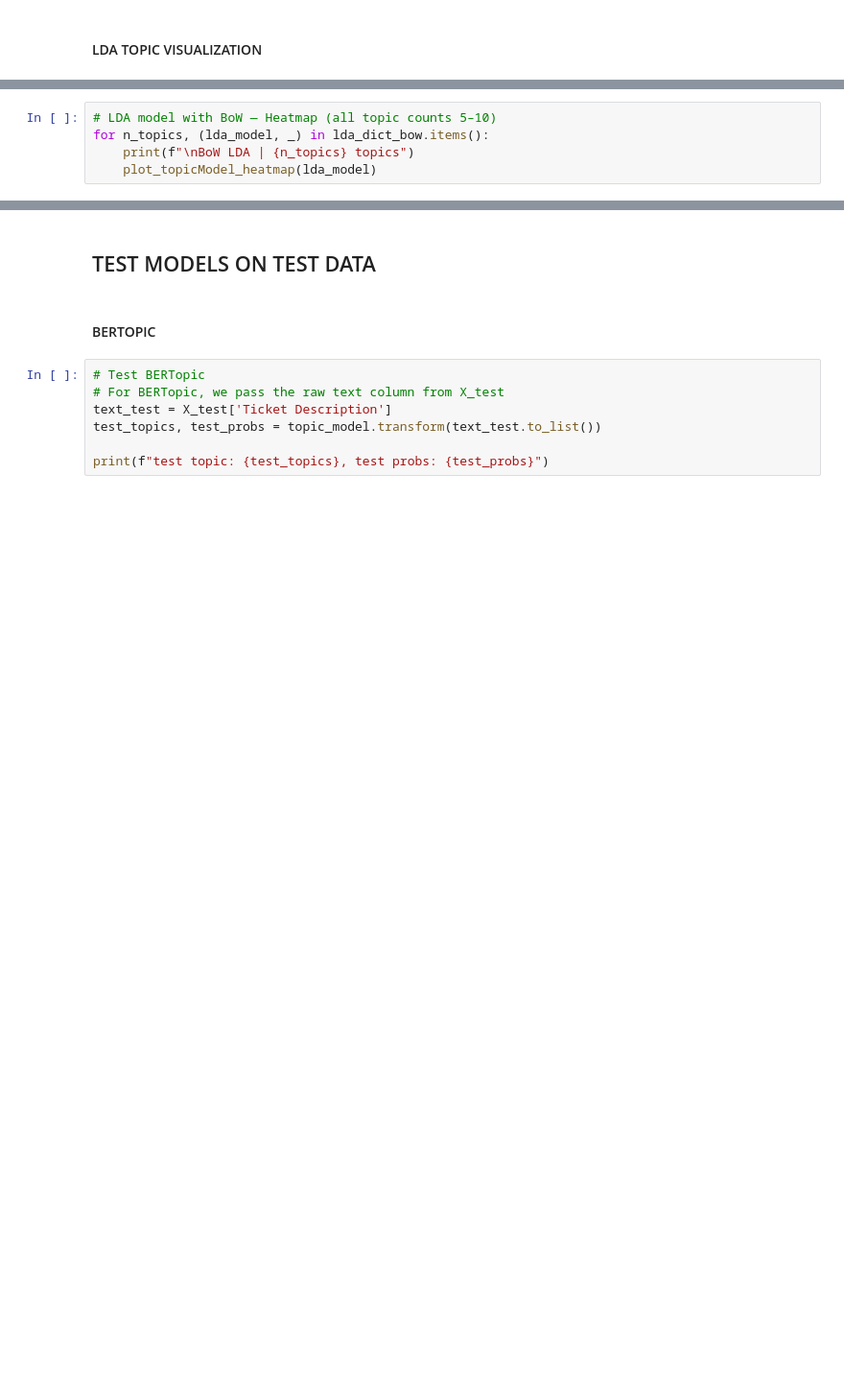
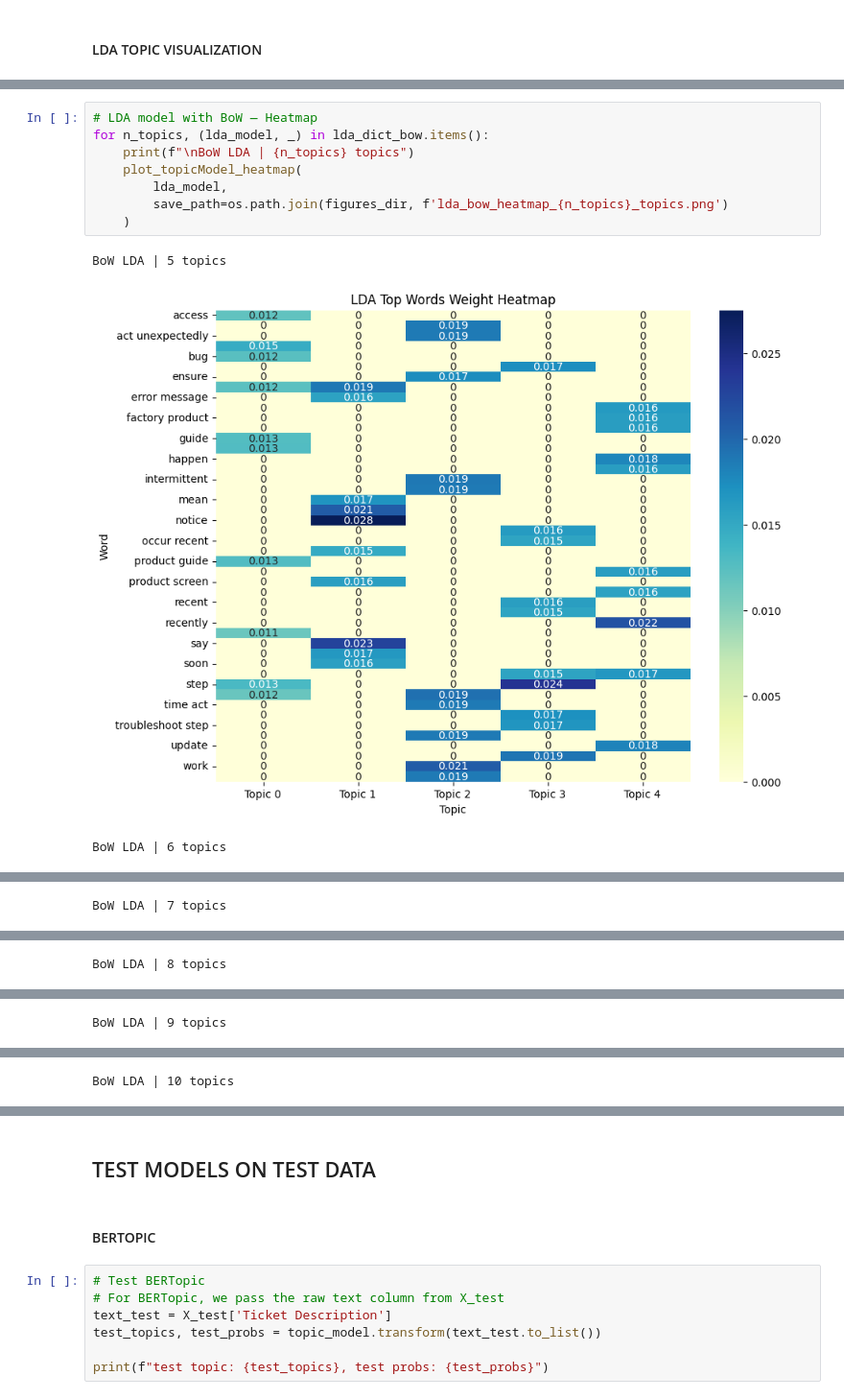
Before and after one commit to Thiruvel-AP/TextAnalytics, a Jupyter notebook: notebooks/04_pipeline/TopicModelling.ipynb, the cells around one changed output, grey strips where cells are left out. Shown at 96% size. Drawn from its saved outputs; the diff is of its cells as text; blank space fills up the shorter version.

```diff
--- a/notebooks/04_pipeline/TopicModelling.ipynb
+++ b/notebooks/04_pipeline/TopicModelling.ipynb
@@ -216,5 +293,12 @@ for n_topics, (lda_model, _) in lda_dict_tfidf.items():
 # %%
-# LDA model with BoW — Heatmap (all topic counts 5–10)
+# LDA model with BoW — Heatmap
 for n_topics, (lda_model, _) in lda_dict_bow.items():
     print(f"\nBoW LDA | {n_topics} topics")
-    plot_topicModel_heatmap(lda_model)
+    plot_topicModel_heatmap(
+        lda_model,
+        save_path=os.path.join(figures_dir, f'lda_bow_heatmap_{n_topics}_topics.png')
+    )
+# %% [output]
+BoW LDA | 5 topics
+[figure, added]
+BoW LDA | 6 topics
@@ -220,0 +306 @@ for n_topics, (lda_model, _) in lda_dict_bow.items():
+BoW LDA | 7 topics
@@ -220,0 +308 @@ for n_topics, (lda_model, _) in lda_dict_bow.items():
+BoW LDA | 8 topics
@@ -220,0 +310 @@ for n_topics, (lda_model, _) in lda_dict_bow.items():
+BoW LDA | 9 topics
@@ -220,0 +312 @@ for n_topics, (lda_model, _) in lda_dict_bow.items():
+BoW LDA | 10 topics
```
Also changed, not shown: parts of 18 cells of this notebook, 28 other files.
